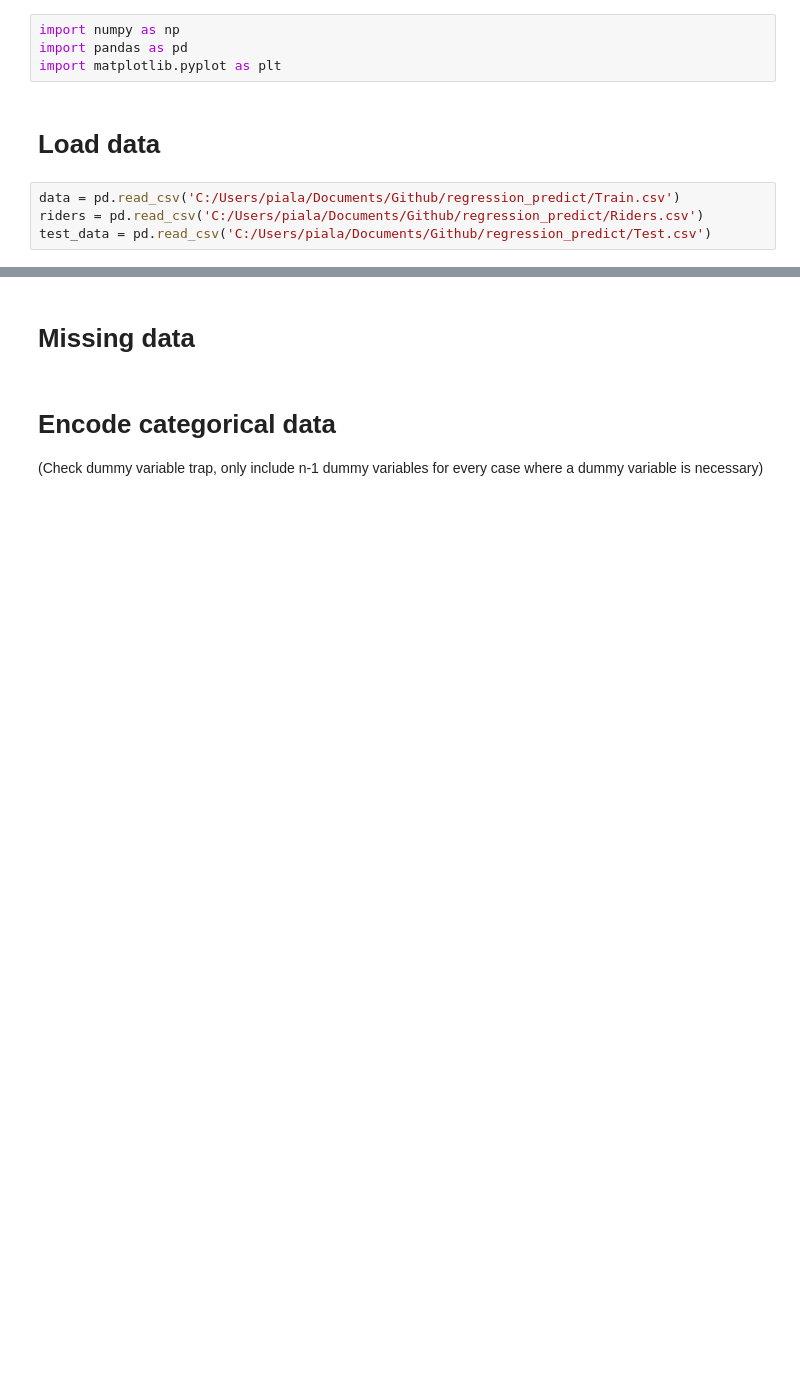
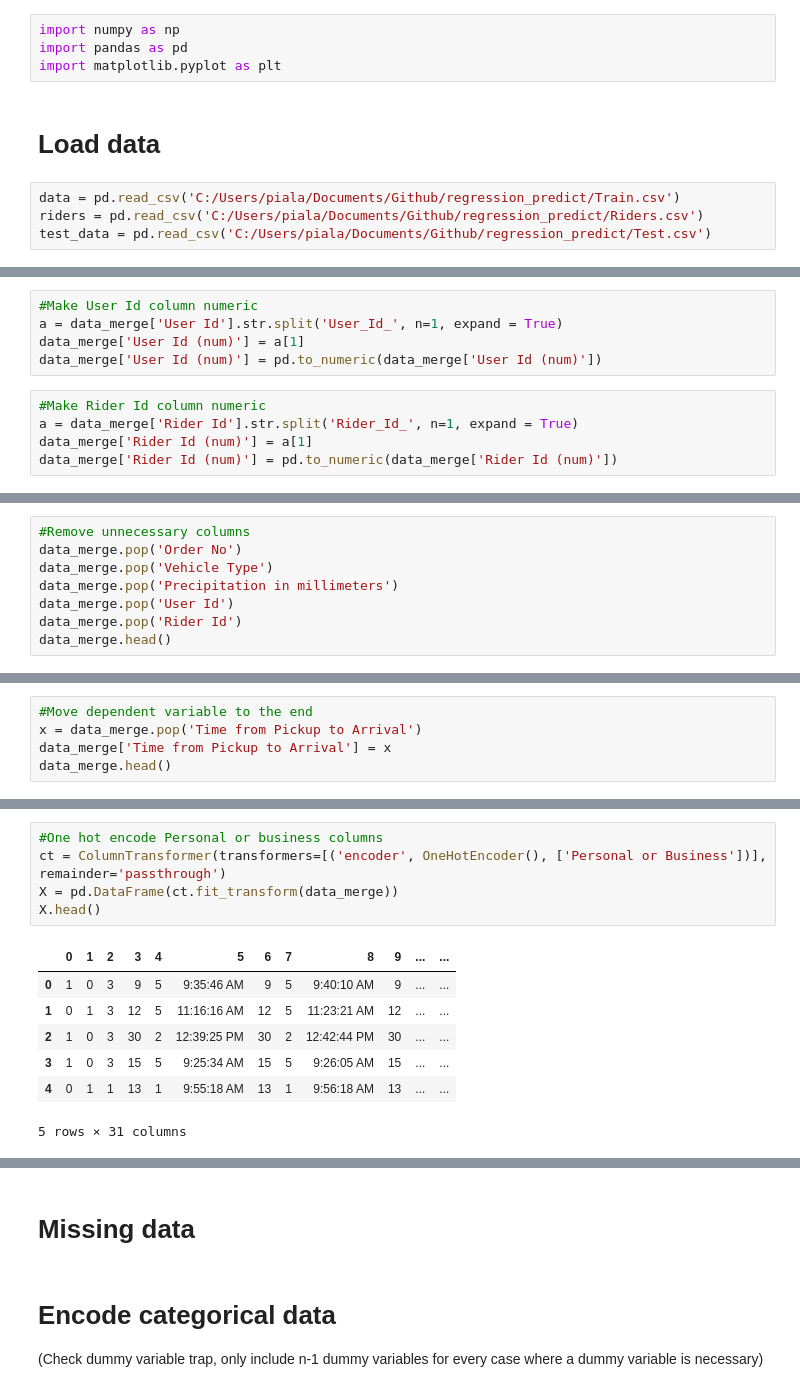
Before and after one commit to SibusisoTL/regression_predict, a Jupyter notebook: data_preprocessing.ipynb, the cells around one changed output, grey strips where cells are left out. Saved outputs shown, nothing was run; the diff lists cells and outputs as text; blank space fills up the shorter version.

Commit message:
data_processing and merged dataset

```diff
--- a/data_preprocessing.ipynb
+++ b/data_preprocessing.ipynb
@@ -13 +43,11 @@ test_data = pd.read_csv('C:/Users/piala/Documents/Github/regression_predict/Test
+# %%
+#Make User Id column numeric
+a = data_merge['User Id'].str.split('User_Id_', n=1, expand = True)
+data_merge['User Id (num)'] = a[1]
+data_merge['User Id (num)'] = pd.to_numeric(data_merge['User Id (num)'])
+# %%
+#Make Rider Id column numeric
+a = data_merge['Rider Id'].str.split('Rider_Id_', n=1, expand = True)
+data_merge['Rider Id (num)'] = a[1]
+data_merge['Rider Id (num)'] = pd.to_numeric(data_merge['Rider Id (num)'])
 # %%
@@ -41,0 +63,8 @@ test_data.head()
+# %%
+#Remove unnecessary columns
+data_merge.pop('Order No')
+data_merge.pop('Vehicle Type')
+data_merge.pop('Precipitation in millimeters')
+data_merge.pop('User Id')
+data_merge.pop('Rider Id')
+data_merge.head()
@@ -41,0 +79,5 @@ test_data.head()
+# %%
+#Move dependent variable to the end
+x = data_merge.pop('Time from Pickup to Arrival')
+data_merge['Time from Pickup to Arrival'] = x
+data_merge.head()
@@ -41,0 +92,13 @@ test_data.head()
+# %%
+#One hot encode Personal or business columns
+ct = ColumnTransformer(transformers=[('encoder', OneHotEncoder(), ['Personal or Business'])], remainder='passthrough')
+X = pd.DataFrame(ct.fit_transform(data_merge))
+X.head()
+# %% [output]
+|  | 0 | 1 | 2 | 3 | 4 | 5 | 6 | 7 | 8 | 9 | ... | ... |
+| 0 | 1 | 0 | 3 | 9 | 5 | 9:35:46 AM | 9 | 5 | 9:40:10 AM | 9 | ... | ... |
+| 1 | 0 | 1 | 3 | 12 | 5 | 11:16:16 AM | 12 | 5 | 11:23:21 AM | 12 | ... | ... |
+| 2 | 1 | 0 | 3 | 30 | 2 | 12:39:25 PM | 30 | 2 | 12:42:44 PM | 30 | ... | ... |
+| 3 | 1 | 0 | 3 | 15 | 5 | 9:25:34 AM | 15 | 5 | 9:26:05 AM | 15 | ... | ... |
+| 4 | 0 | 1 | 1 | 13 | 1 | 9:55:18 AM | 13 | 1 | 9:56:18 AM | 13 | ... | ... |
+5 rows × 31 columns
```
Also changed, not shown: parts of 17 cells of this notebook, 1 other file.
